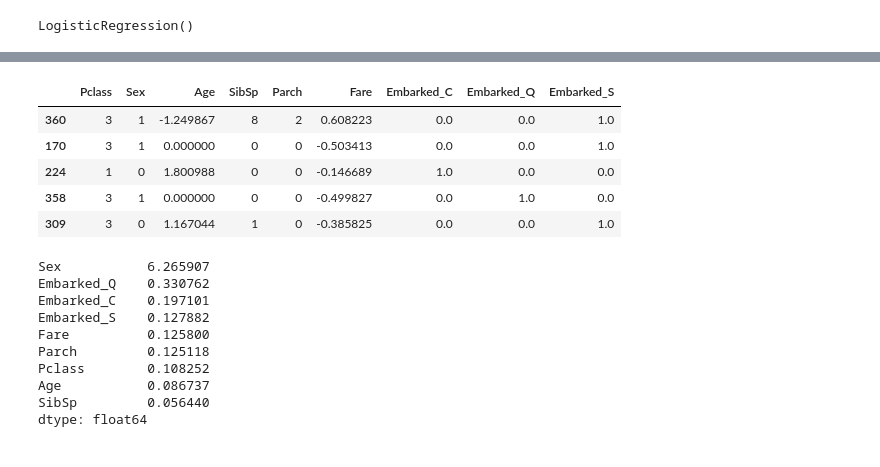
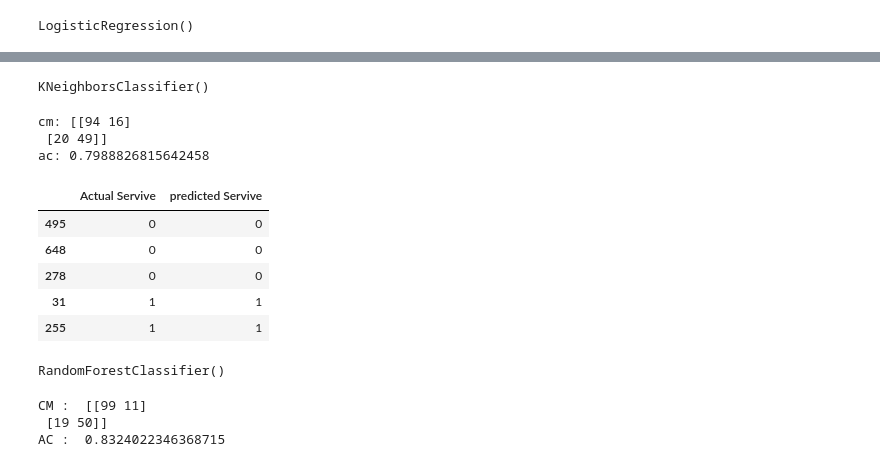
Before and after one commit to shubh229177/Practice, a Jupyter notebook: practice.ipynb, the cells around one changed output, grey strips where cells are left out. Cells and saved outputs as stored; diff of their text form; code cells hidden in the pictures.

```diff
--- a/practice.ipynb
+++ b/practice.ipynb
@@ -133,26 +132,36 @@ X_train.head()
-# %%
-X_test.head()
-# %% [output]
-|  | Pclass | Sex | Age | SibSp | Parch | Fare | Embarked_C | Embarked_Q | Embarked_S |
-| 360 | 3 | 1 | -1.249867 | 8 | 2 | 0.608223 | 0.0 | 0.0 | 1.0 |
-| 170 | 3 | 1 | 0.000000 | 0 | 0 | -0.503413 | 0.0 | 0.0 | 1.0 |
-| 224 | 1 | 0 | 1.800988 | 0 | 0 | -0.146689 | 1.0 | 0.0 | 0.0 |
-| 358 | 3 | 1 | 0.000000 | 0 | 0 | -0.499827 | 0.0 | 1.0 | 0.0 |
-| 309 | 3 | 0 | 1.167044 | 1 | 0 | -0.385825 | 0.0 | 0.0 | 1.0 |
-# %%
-
-# Larger coefficients (absolute) indicate higher importance
-importance = np.abs(model_LR.coef_[0])
-feat_importances = pd.Series(importance, index=X_train.columns)
-print(feat_importances.sort_values(ascending=False))
-# %% [output]
-Sex           6.265907
-Embarked_Q    0.330762
-Embarked_C    0.197101
-Embarked_S    0.127882
-Fare          0.125800
-Parch         0.125118
-Pclass        0.108252
-Age           0.086737
-SibSp         0.056440
-dtype: float64
+# %%
+model_knn = KNeighborsClassifier()
+model_knn.fit(X_train,Y_train)
+# %% [output]
+KNeighborsClassifier()
+# %%
+y_pred_knn = model_knn.predict(X_test)
+# %%
+# Accuracy Check
+cm = confusion_matrix (Y_test,y_pred_knn)
+print("cm:",cm,)
+ac = accuracy_score(Y_test,y_pred_knn)
+print("ac:",ac)
+# %% [output]
+cm: [[94 16]
+ [20 49]]
+ac: 0.7988826815642458
+# %%
+#prediction
+result = pd.DataFrame({
+    'Actual Servive' : Y_test,
+    'predicted Servive' : y_pred_knn
+    })
+result.head(5)
+# %% [output]
+|  | Actual Servive | predicted Servive |
+| 495 | 0 | 0 |
+| 648 | 0 | 0 |
+| 278 | 0 | 0 |
+| 31 | 1 | 1 |
+| 255 | 1 | 1 |
+# %%
+model_rfc = RandomForestClassifier()
+model_rfc.fit(X_train,Y_train)
+# %% [output]
+RandomForestClassifier()
@@ -158,0 +170,10 @@ dtype: float64
+# %%
+# Accuracy check
+cm = confusion_matrix(Y_test,y_pred_rfc)
+print("CM : " ,cm)
+ac = accuracy_score(Y_test,y_pred_rfc)
+print('AC : ',ac)
+# %% [output]
+CM :  [[99 11]
+ [19 50]]
+AC :  0.8324022346368715
```
Also changed, not shown: parts of 16 cells of this notebook, 1 other file.
